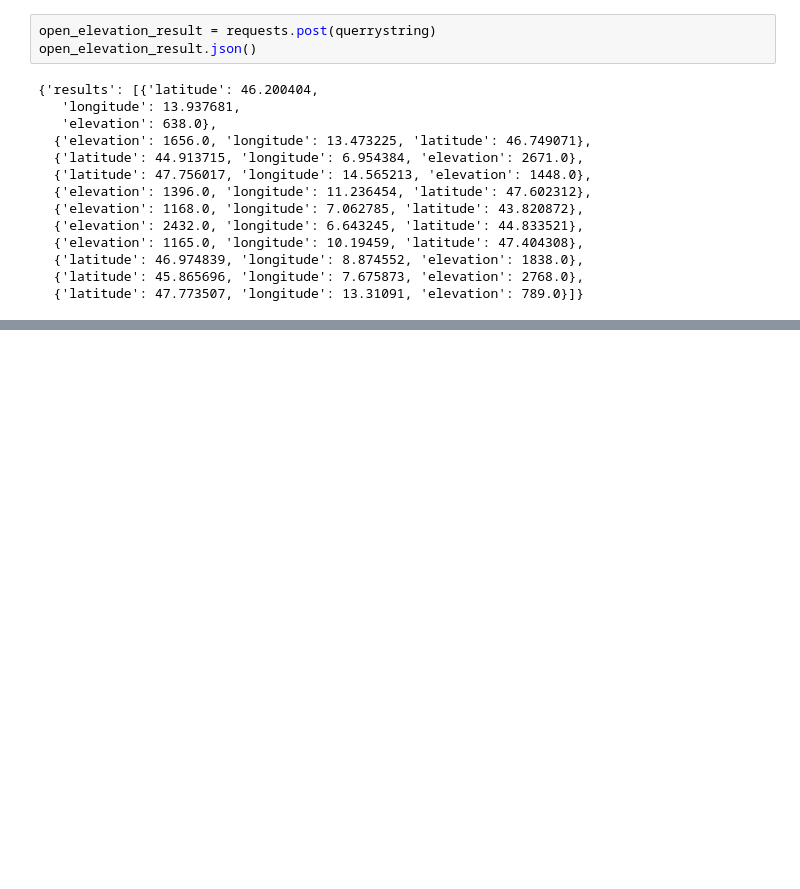
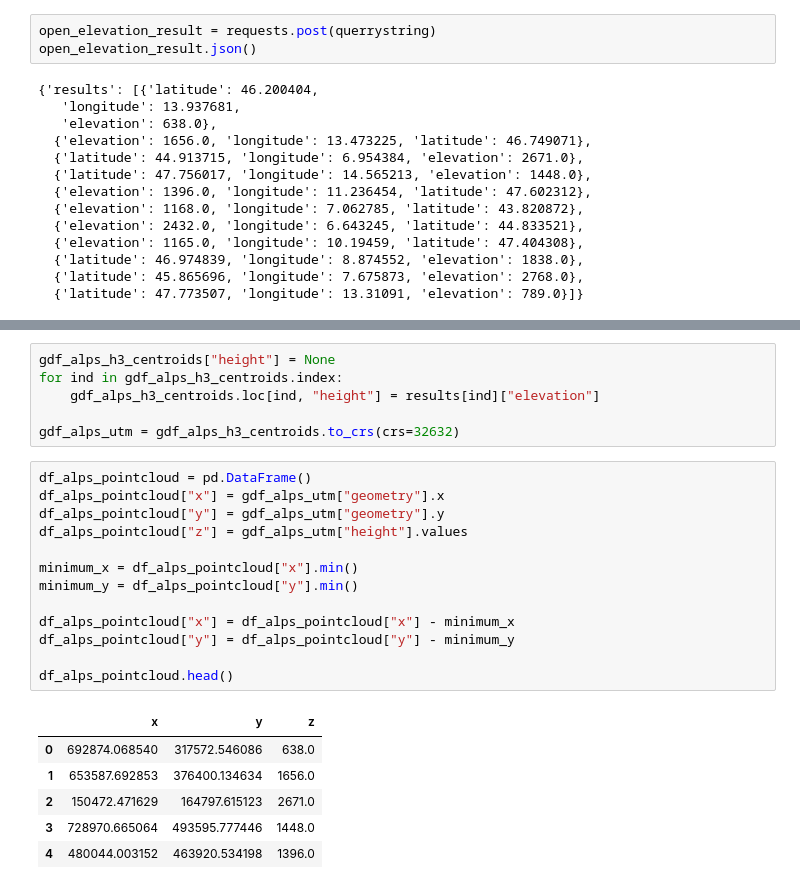
Before and after one commit to LMerbecks/Alps-height-map, a Jupyter notebook: src/getHeight.ipynb, the cells around one changed output, grey strips where cells are left out. Saved outputs shown, nothing was run; the diff lists cells and outputs as text; blank space fills up the shorter version.

```diff
--- a/src/getHeight.ipynb
+++ b/src/getHeight.ipynb
@@ -83,0 +86,26 @@ response.json()
+# %%
+gdf_alps_h3_centroids["height"] = None
+for ind in gdf_alps_h3_centroids.index:
+    gdf_alps_h3_centroids.loc[ind, "height"] = results[ind]["elevation"]
+
+gdf_alps_utm = gdf_alps_h3_centroids.to_crs(crs=32632)
+# %%
+df_alps_pointcloud = pd.DataFrame()
+df_alps_pointcloud["x"] = gdf_alps_utm["geometry"].x
+df_alps_pointcloud["y"] = gdf_alps_utm["geometry"].y
+df_alps_pointcloud["z"] = gdf_alps_utm["height"].values
+
+minimum_x = df_alps_pointcloud["x"].min()
+minimum_y = df_alps_pointcloud["y"].min()
+
+df_alps_pointcloud["x"] = df_alps_pointcloud["x"] - minimum_x
+df_alps_pointcloud["y"] = df_alps_pointcloud["y"] - minimum_y
+
+df_alps_pointcloud.head()
+# %% [output]
+|  | x | y | z |
+| 0 | 692874.068540 | 317572.546086 | 638.0 |
+| 1 | 653587.692853 | 376400.134634 | 1656.0 |
+| 2 | 150472.471629 | 164797.615123 | 2671.0 |
+| 3 | 728970.665064 | 493595.777446 | 1448.0 |
+| 4 | 480044.003152 | 463920.534198 | 1396.0 |
```
Also changed, not shown: parts of 5 cells of this notebook.
